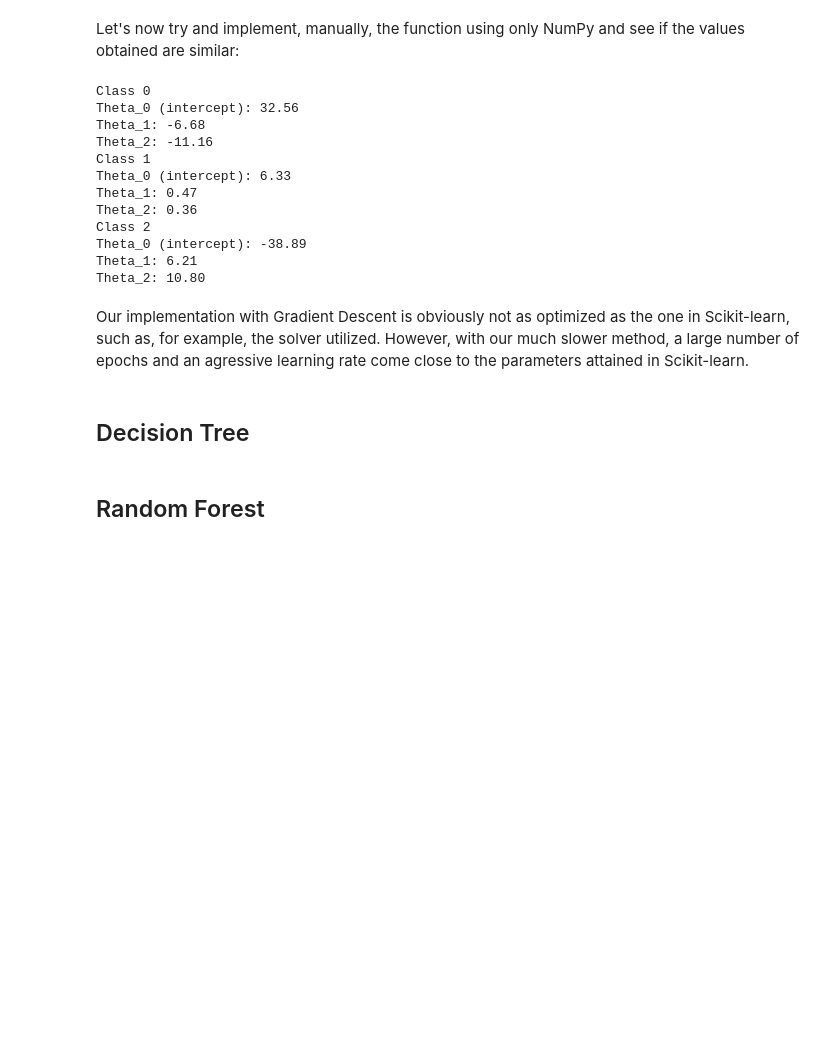
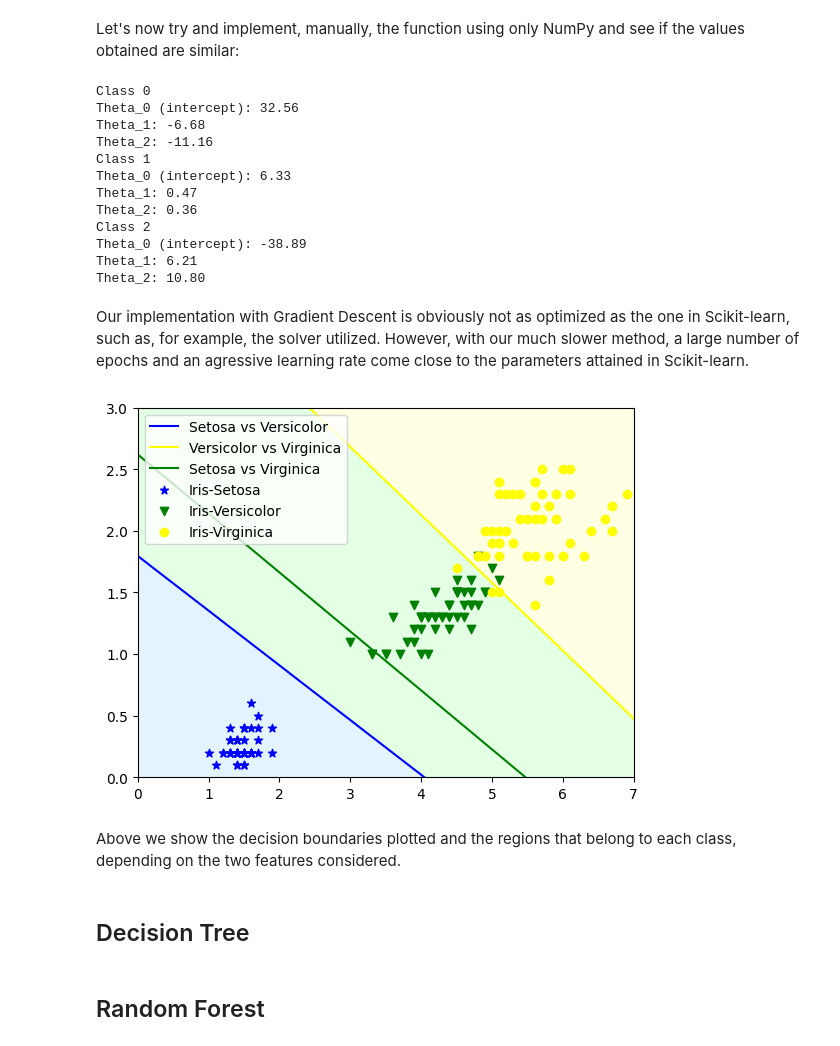
Before and after one commit to davidterroso/ML, a Jupyter notebook: classification.ipynb, the cells around one changed output. Drawn from its saved outputs; the diff is of its cells as text; code cells hidden in the pictures; blank space fills up the shorter version.

Commit message:
softmax code added

```diff
--- a/classification.ipynb
+++ b/classification.ipynb
@@ -512,6 +512,70 @@ Theta_1: 6.21
 Theta_2: 10.80
 # %% [markdown]
 Our implementation with Gradient Descent is obviously not as optimized as the one in Scikit-learn, such as, for example, the solver utilized. However, with our much slower method, a large number of epochs and an agressive learning rate come close to the parameters attained in Scikit-learn.
+# %%
+from sklearn.linear_model import LogisticRegression
+from matplotlib.colors import ListedColormap
+import matplotlib.pyplot as plt
+
+X = iris["data"][:, 2:]
+
+X_0 = iris["data"][:, 2] # Gets the petal length and width data
+X_1 = iris["data"][:, 3] # Gets the petal length and width data
+y = iris["target"].astype(int) # Sets the target as 1 for Iris-Virginica and 0 for any other plants
+
+softmax_reg = LogisticRegression(multi_class="multinomial", solver="lbfgs", penalty=None)
+softmax_reg.fit(X, y)
+
+theta_setosa_0 = softmax_reg.intercept_[0]
+theta_setosa_1, theta_setosa_2 = softmax_reg.coef_[0]
+theta_versicolor_0 = softmax_reg.intercept_[1]
+theta_versicolor_1, theta_versicolor_2 = softmax_reg.coef_[1]
+theta_virginica_0 = softmax_reg.intercept_[2]
+theta_virginica_1, theta_virginica_2 = softmax_reg.coef_[2]
+
+X1_display = np.linspace(0, 7, 1000).reshape(-1, 1)
+
+# Each class boundary is defined as the points where the probability of a class belong to the two classes considered is equal. It can be solved as follows:
+# P_setosa = P_versicolor
+# \theta_setosa @ X = \theta_versicolor @ X
+# \theta_setosa_0 + \theta_setosa_1 @ X_1 + \theta_setosa_2 @ X_2 = \theta_versicolor_0 + \theta_versicolor_1 @ X_1 + \theta_versicolor_2 @ X_2
+# X_2 = ((\theta_setosa_0 - \theta_versicolor_0) + (\theta_setosa_1 - \theta_versicolor_1) @ X_1) / (\theta_setosa_2 - \theta_versicolor_2)
+
+X2_display_setosa_versicolor = -((theta_setosa_0 - theta_versicolor_0) + (theta_setosa_1 - theta_versicolor_1) * X1_display) / (theta_setosa_2 - theta_versicolor_2)
+X2_display_versicolor_virginica = -((theta_versicolor_0 - theta_virginica_0) + (theta_versicolor_1 - theta_virginica_1) * X1_display) / (theta_versicolor_2 - theta_virginica_2)
+X2_display_setosa_virginica = -((theta_setosa_0 - theta_virginica_0) + (theta_setosa_1 - theta_virginica_1) * X1_display) / (theta_setosa_2 - theta_virginica_2)
+
+X_setosa = X[y==0]
+y_setosa = y[y==0]
+X_versicolor = X[y==1]
+y_versicolor = y[y==1]
+X_virginica = X[y==2]
+y_virginica = y[y==2]
+
+x_min, x_max = 0, 7
+y_min, y_max = 0, 3
+xx, yy = np.meshgrid(np.linspace(x_min, x_max, 200),
+                     np.linspace(y_min, y_max, 200))
+
+Z = softmax_reg.predict(np.c_[xx.ravel(), yy.ravel()])
+Z = Z.reshape(xx.shape)
+
+cmap = ListedColormap(["#a5d8ff", "#a5ffa6", "#feffa5"])
+
+plt.axis([0,7, 0,3])
+plt.contourf(xx, yy, Z, alpha=0.3, cmap=cmap)
+plt.plot(X1_display, X2_display_setosa_versicolor, c="blue", label="Setosa vs Versicolor")
+plt.plot(X1_display, X2_display_versicolor_virginica, c="yellow", label="Versicolor vs Virginica")
+plt.plot(X1_display, X2_display_setosa_virginica, c="green", label="Setosa vs Virginica")
+plt.scatter(X_setosa[:,0], X_setosa[:,1], marker="*", c="blue", label="Iris-Setosa")
+plt.scatter(X_versicolor[:,0], X_versicolor[:,1], marker="v", c="green", label="Iris-Versicolor")
+plt.scatter(X_virginica[:,0], X_virginica[:,1], marker="o", c="yellow", label="Iris-Virginica")
+plt.legend(loc=2)
+plt.show()
+# %% [output]
+[figure, added]
+# %% [markdown]
+Above we show the decision boundaries plotted and the regions that belong to each class, depending on the two features considered.
 # %% [markdown]
 ## Decision Tree <a id="decision-tree"></a>
 # %% [markdown]
```
